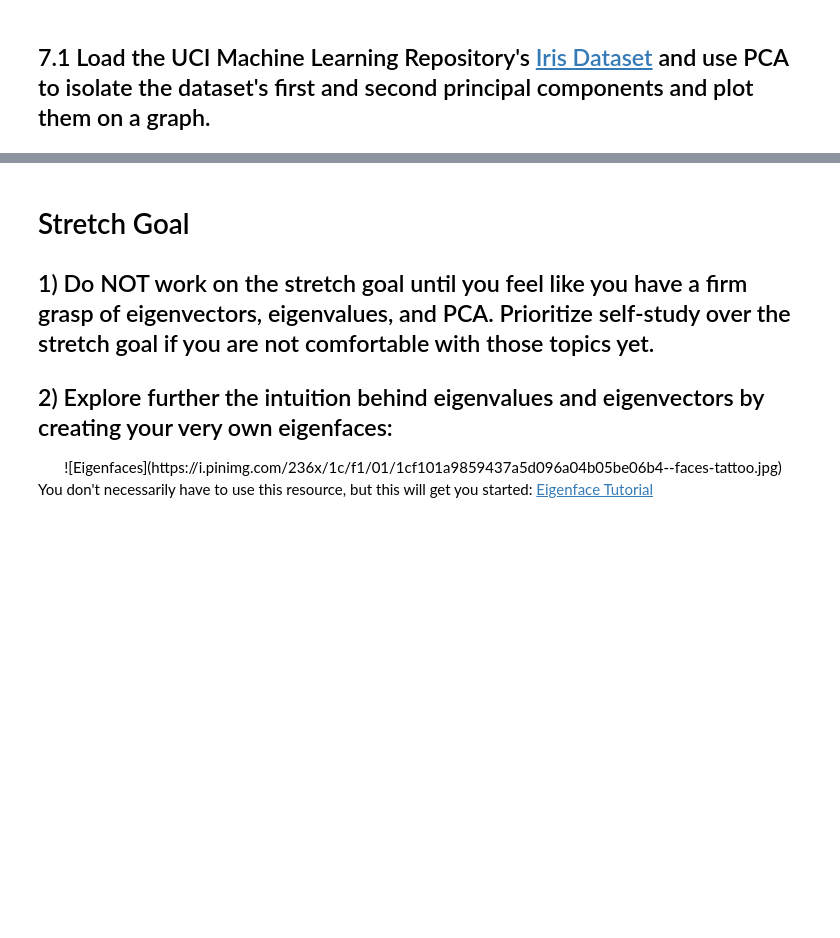
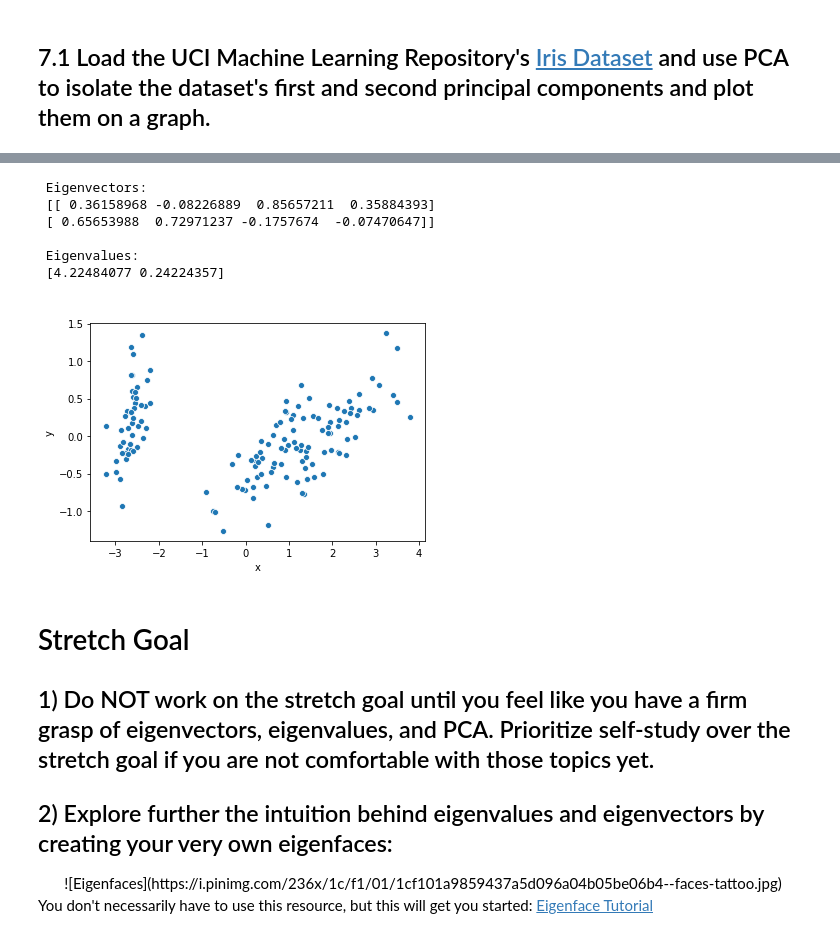
Before and after one commit to adamlutzz/DS-Unit-1-Sprint-4-Linear-Algebra, a Jupyter notebook: module3-dimensionality-reduction/High Dimensional Data Assignment.ipynb, the cells around one changed output, grey strips where cells are left out. Cells and saved outputs as stored; diff of their text form; code cells hidden in the pictures; blank space fills up the shorter version.

```diff
--- a/module3-dimensionality-reduction/High Dimensional Data Assignment.ipynb
+++ b/module3-dimensionality-reduction/High Dimensional Data Assignment.ipynb
@@ -105,3 +158,12 @@ Tq = [[]]
 # Principal Component Analysis
 # %% [markdown]
 ## 7.1 Load the UCI Machine Learning Repository's [Iris Dataset](https://gist.githubusercontent.com/curran/a08a1080b88344b0c8a7/raw/d546eaee765268bf2f487608c537c05e22e4b221/iris.csv) and use PCA to isolate the dataset's first and second principal components and plot them on a graph.
+# %%
+import pandas as pd
+
+link = 'https://gist.githubusercontent.com/curran/a08a1080b88344b0c8a7/raw/d546eaee765268bf2f487608c537c05e22e4b221/iris.csv'
+
+df = pd.read_csv(link)
+
+print(df.shape)
+df.head()
@@ -108,3 +178,42 @@ Tq = [[]]
+# %%
+subset = df[['sepal_length', 'sepal_width', 'petal_length', 'petal_width']]
+# %%
+# Principal Component Analysis
+from numpy import array
+from sklearn.decomposition import PCA
+import seaborn as sns
+
+# create the PCA instance
+pca = PCA(2)
+
+# fit on data
+pca.fit(subset)
+
+# access values and vectors
+print("\n Eigenvectors: \n", pca.components_)
+print("\n Eigenvalues: \n", pca.explained_variance_)
+
+# transform data
+B = pca.transform(subset)
+
+# plot data
+df1 = pd.DataFrame(B)
+df1 = df1.rename(columns={0:'x', 1:'y'})
+
+df1.head()
+sns.scatterplot(x='x', y='y', data=df1)
+# plt.show()
+# plt.scatter(df1['x'], df1['y'], color=['r', 'b'])
+plt.title('Iris PCA', fontsize=15, color='w')
+plt.show()
+# %% [output]
+ Eigenvectors:
+ [[ 0.36158968 -0.08226889  0.85657211  0.35884393]
+ [ 0.65653988  0.72971237 -0.1757674  -0.07470647]]
+
+ Eigenvalues:
+ [4.22484077 0.24224357]
+[figure, added]
 # %% [markdown]
 # Stretch Goal
 
```
Also changed, not shown: parts of 7 cells of this notebook.
